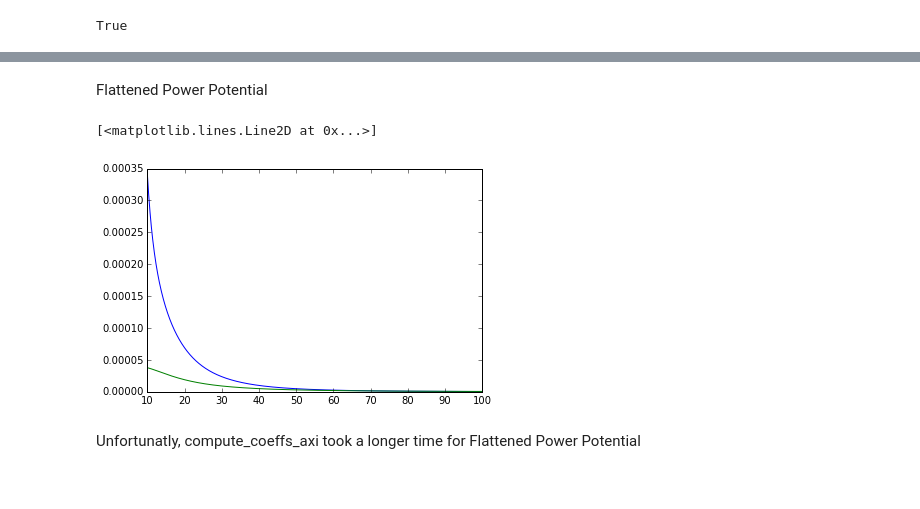
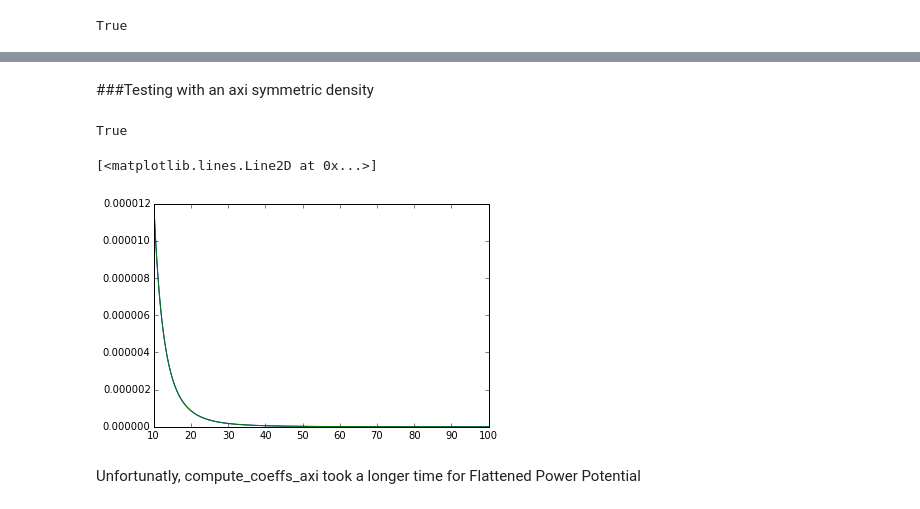
Before and after one commit to SeaifanAladdin/galpy-notebook, a Jupyter notebook: galpy/SCFPotential.ipynb, the cells around one changed output, grey strips where cells are left out. Saved outputs shown, nothing was run; the diff lists cells and outputs as text; code cells hidden in the pictures.

Commit message:
Added an Axisymmetric density section. Found a bug in my testing axisymmetric function and fixed it.

```diff
--- a/galpy/SCFPotential.ipynb
+++ b/galpy/SCFPotential.ipynb
@@ -181,2 +191,0 @@ Aaxi = compute_coeffs_axi(rho_NFW, 10, 10)
-# %% [markdown]
-Flattened Power Potential
@@ -185,13 +192,26 @@ fp = FlattenedPowerPotential()
+# %% [markdown]
+###Testing with an axi symmetric density
+# %%
+eps = 0
+def axi_density1(R, z=0, phi=0.):
+    spherical_coords = cyl_to_spher(R,z, phi)
+    theta = spherical_coords[1]
+    h = HernquistPotential(2)
+    return h.dens(R, z, phi)*(1 + eps*nu.cos(theta)**2)
 # %%
-A = compute_coeffs_axi(fp.dens, 10,10)
+A = compute_coeffs_axi(axi_density1, 5,5)
+A2 = compute_coeffs_spherical(axi_density1, 5)
+print test_all(A2, A)
 scf = SCFPotential(1., A[0], A[1])
+# %% [output]
+True
 # %%
 R = nu.linspace(10.,100,1000)
-plt.plot(R, calculateSCFDensity(scf, R,0.))
-plt.plot(R, fp.dens(R, 10.))
+plt.plot(R, calculateSCFDensity(scf, R,0., 0))
+plt.plot(R, axi_density1(R, 0., 0))
 # %% [output]
 [<matplotlib.lines.Line2D at 0x...>]
-[figure, old version]
+[figure, new version]
 # %% [markdown]
 Unfortunatly, compute_coeffs_axi took a longer time for Flattened Power Potential
 # %%
```
Also changed, not shown: parts of 5 cells of this notebook.
